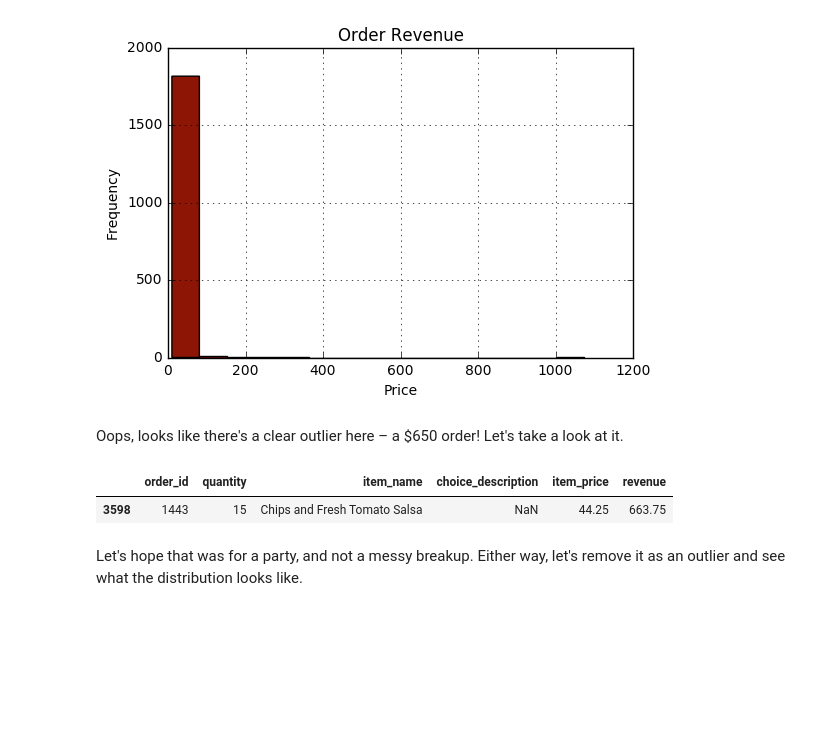
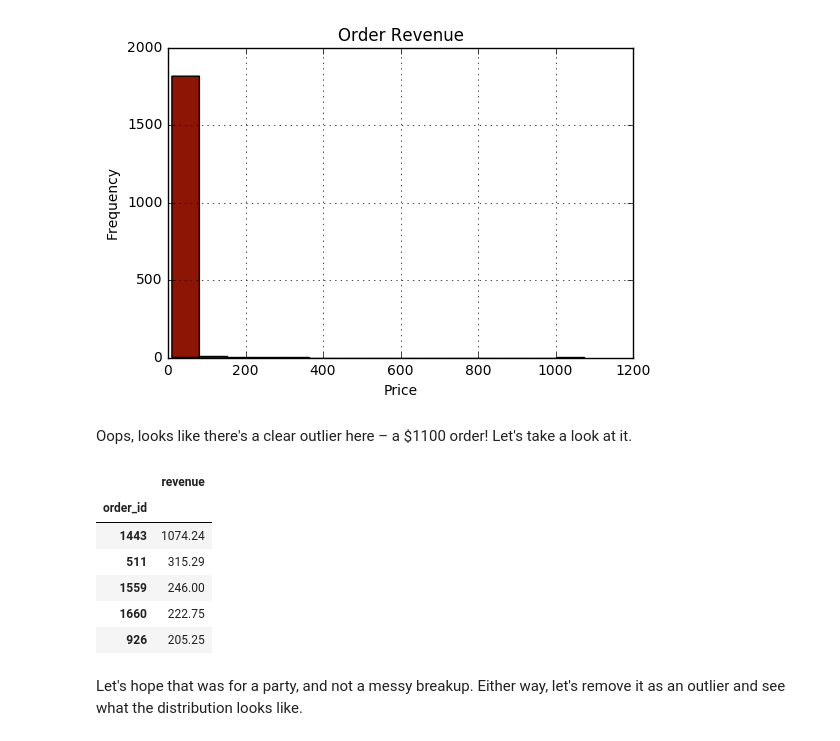
Before and after one commit to gagejustins/chipotle, a Jupyter notebook: chipotleExploration.ipynb, the cells around one changed output. Saved outputs shown, nothing was run; the diff lists cells and outputs as text; code cells hidden in the pictures; blank space fills up the shorter version.

```diff
--- a/chipotleExploration.ipynb
+++ b/chipotleExploration.ipynb
@@ -70,12 +70,17 @@ plt.xlabel('Price')
 <matplotlib.text.Text at 0x...>
 [figure]
 # %% [markdown]
-Oops, looks like there's a clear outlier here – a $650 order! Let's take a look at it.
+Oops, looks like there's a clear outlier here – a $1100 order! Let's take a look at it.
-# %%
-chipo[chipo['revenue'] > 600]
-# %% [output]
-|  | order_id | quantity | item_name | choice_description | item_price | revenue |
-| 3598 | 1443 | 15 | Chips and Fresh Tomato Salsa | NaN | 44.25 | 663.75 |
+# %%
+chipo.groupby('order_id').agg({'revenue': np.sum}).sort_values('revenue', ascending=False).head()
+# %% [output]
+|  | revenue |
+| order_id |  |
+| 1443 | 1074.24 |
+| 511 | 315.29 |
+| 1559 | 246.00 |
+| 1660 | 222.75 |
+| 926 | 205.25 |
 # %% [markdown]
 Let's hope that was for a party, and not a messy breakup. Either way, let's remove it as an outlier and see what the distribution looks like.
 # %%
```
Also changed, not shown: parts of 1 cell of this notebook.
